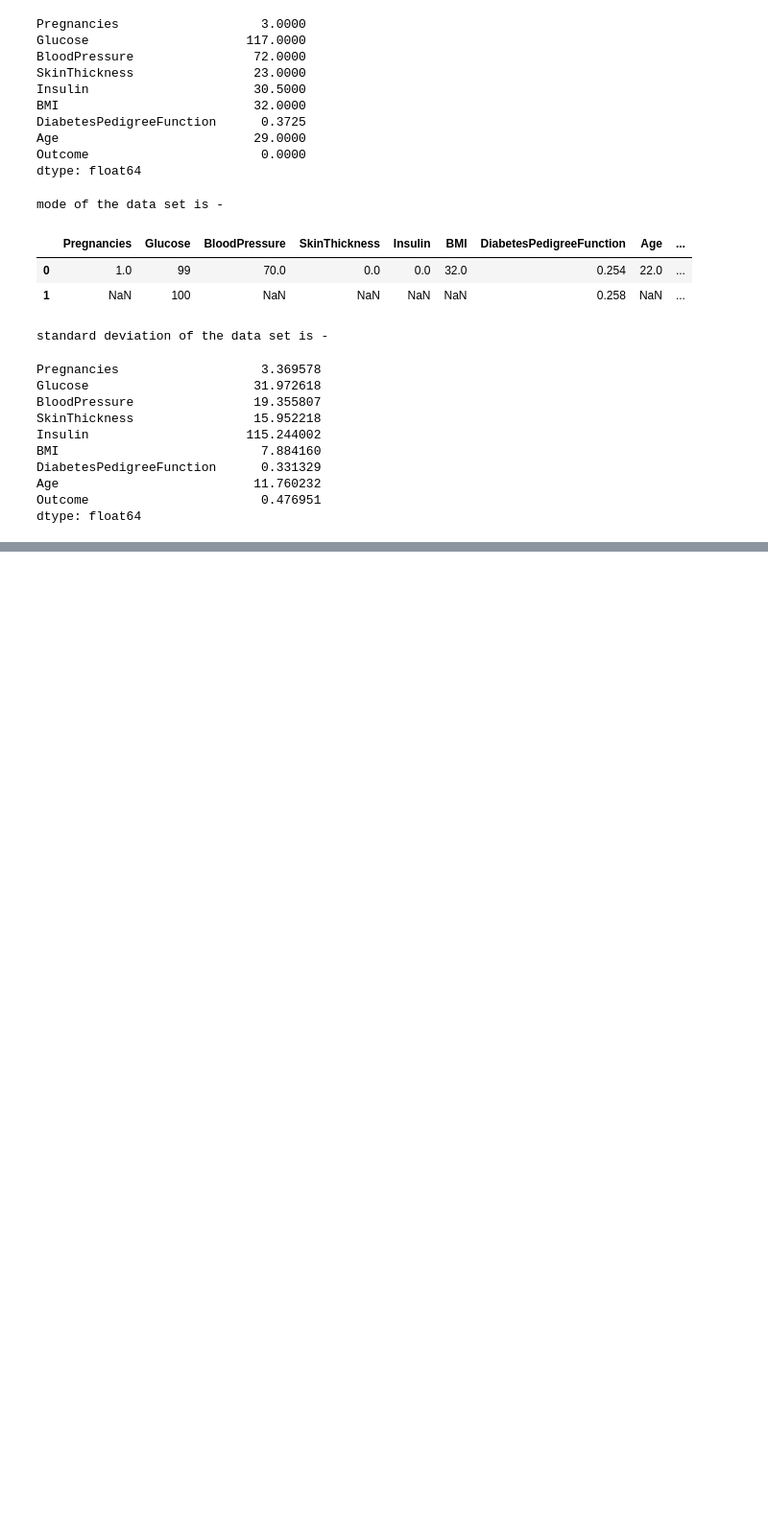
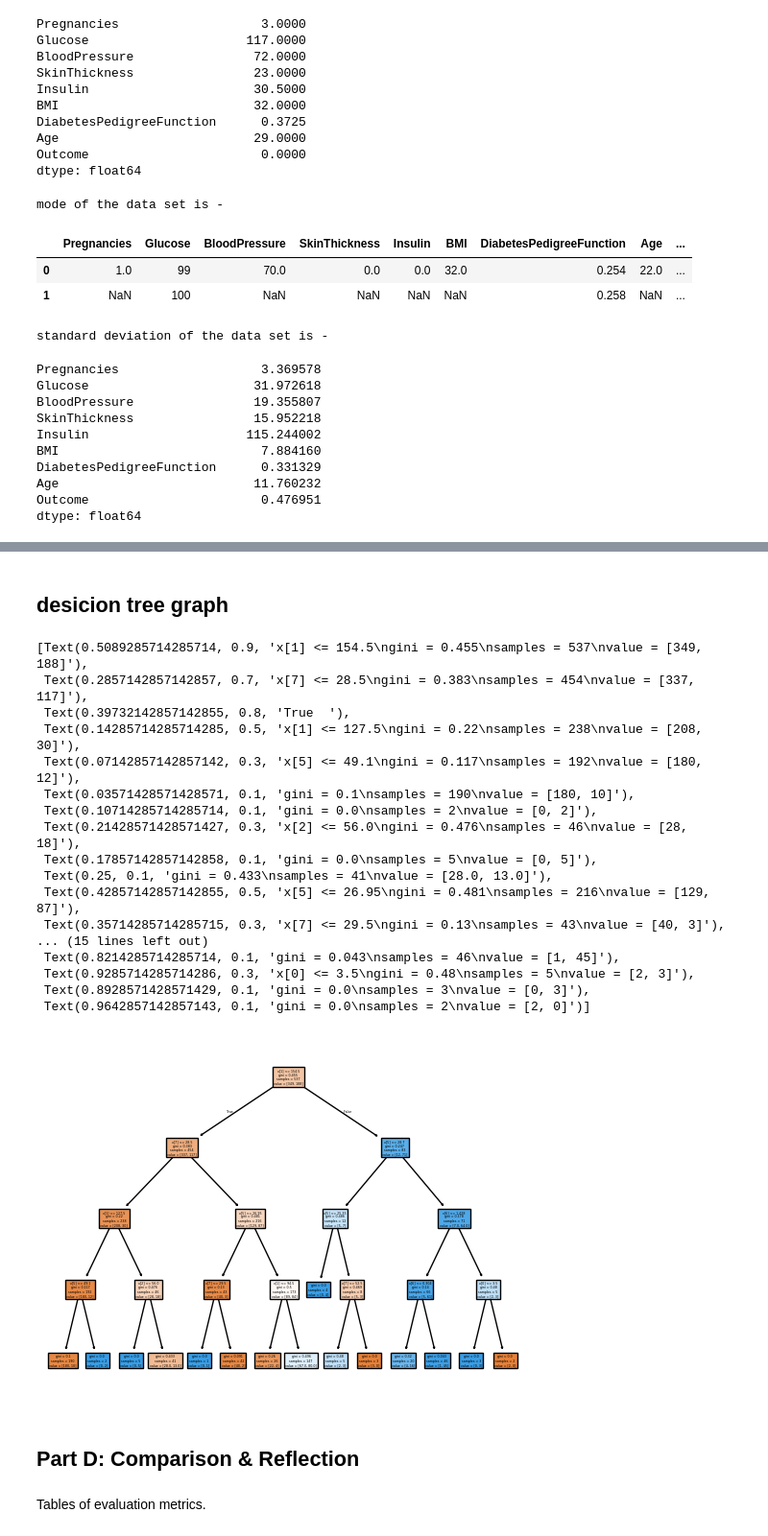
Before and after one commit to saurabhKJ7/Pima-Indians-Diabetes-Datase, a Jupyter notebook: logistic_Decision-1.ipynb, the cells around one changed output, grey strips where cells are left out. Shown: that part at 96% size. Saved outputs shown, nothing was run; the diff lists cells and outputs as text; code cells hidden in the pictures; blank space fills up the shorter version.

Commit message:
part d

```diff
--- a/logistic_Decision-1.ipynb
+++ b/logistic_Decision-1.ipynb
@@ -162,15 +149,16 @@ from sklearn import linear_model
 from sklearn.model_selection import train_test_split
 from sklearn.preprocessing import StandardScaler
 from sklearn.linear_model import LogisticRegression
+from sklearn.tree import DecisionTreeClassifier
 from sklearn.metrics import accuracy_score, precision_score, recall_score, f1_score, confusion_matrix, roc_curve, auc
 
 X=df.drop('Outcome', axis=1)
 y=df['Outcome']
 X_train, X_test, y_train, y_test = train_test_split(X, y, test_size=0.3, random_state=42)
 
-linear_model=LinearRegression()
+linear_model=LogisticRegression()
 linear_model.fit(X_train, y_train)
-y_pred=linear_model.predict(X_test)
+y_pred_lr=linear_model.predict(X_test)
 
-print(y_pred)
+print(y_pred_lr)
 # %% [output]
@@ -193,0 +197,6 @@ print(y_pred)
+# %%
+DT=DecisionTreeClassifier(max_depth=4)
+DT.fit(X_train, y_train)
+y_pred_dt=DT.predict(X_test)
+
+print(y_pred_dt)
@@ -193,0 +226,28 @@ print(y_pred)
+# %% [markdown]
+## desicion tree graph
+# %%
+import sklearn.tree as tree
+tree.plot_tree(DT, filled=True)
+# %% [output]
+[Text(0.5089285714285714, 0.9, 'x[1] <= 154.5\ngini = 0.455\nsamples = 537\nvalue = [349, 188]'),
+ Text(0.2857142857142857, 0.7, 'x[7] <= 28.5\ngini = 0.383\nsamples = 454\nvalue = [337, 117]'),
+ Text(0.39732142857142855, 0.8, 'True  '),
+ Text(0.14285714285714285, 0.5, 'x[1] <= 127.5\ngini = 0.22\nsamples = 238\nvalue = [208, 30]'),
+ Text(0.07142857142857142, 0.3, 'x[5] <= 49.1\ngini = 0.117\nsamples = 192\nvalue = [180, 12]'),
+ Text(0.03571428571428571, 0.1, 'gini = 0.1\nsamples = 190\nvalue = [180, 10]'),
+ Text(0.10714285714285714, 0.1, 'gini = 0.0\nsamples = 2\nvalue = [0, 2]'),
+ Text(0.21428571428571427, 0.3, 'x[2] <= 56.0\ngini = 0.476\nsamples = 46\nvalue = [28, 18]'),
+ Text(0.17857142857142858, 0.1, 'gini = 0.0\nsamples = 5\nvalue = [0, 5]'),
+ Text(0.25, 0.1, 'gini = 0.433\nsamples = 41\nvalue = [28.0, 13.0]'),
+ Text(0.42857142857142855, 0.5, 'x[5] <= 26.95\ngini = 0.481\nsamples = 216\nvalue = [129, 87]'),
+ Text(0.35714285714285715, 0.3, 'x[7] <= 29.5\ngini = 0.13\nsamples = 43\nvalue = [40, 3]'),
+... (15 lines left out)
+ Text(0.8214285714285714, 0.1, 'gini = 0.043\nsamples = 46\nvalue = [1, 45]'),
+ Text(0.9285714285714286, 0.3, 'x[0] <= 3.5\ngini = 0.48\nsamples = 5\nvalue = [2, 3]'),
+ Text(0.8928571428571429, 0.1, 'gini = 0.0\nsamples = 3\nvalue = [0, 3]'),
+ Text(0.9642857142857143, 0.1, 'gini = 0.0\nsamples = 2\nvalue = [2, 0]')]
+[figure, added]
+# %% [markdown]
+## Part D: Comparison & Reflection
+# %% [markdown]
+Tables of evaluation metrics.
```
Also changed, not shown: parts of 8 cells of this notebook, 1 other file.
